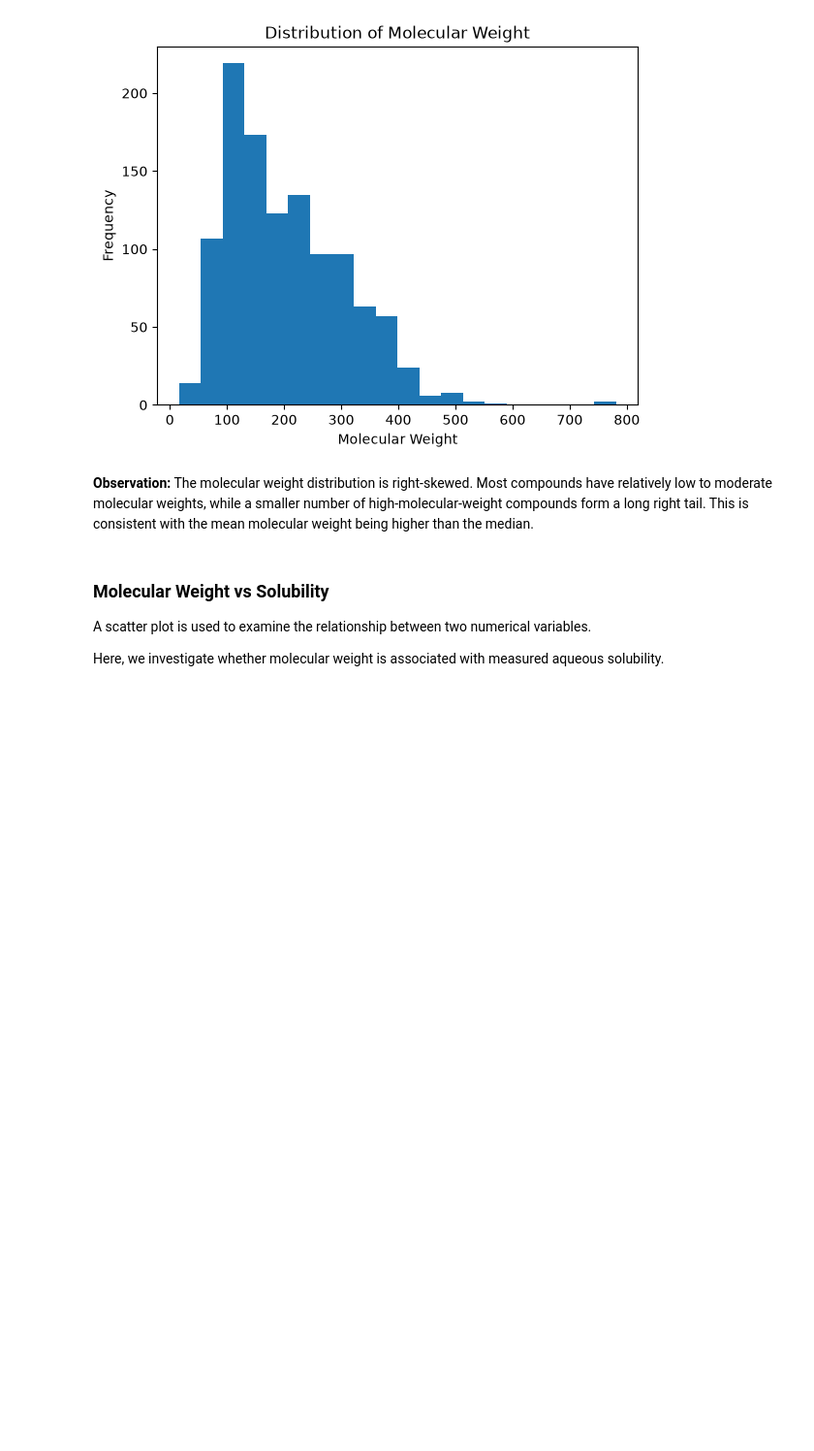
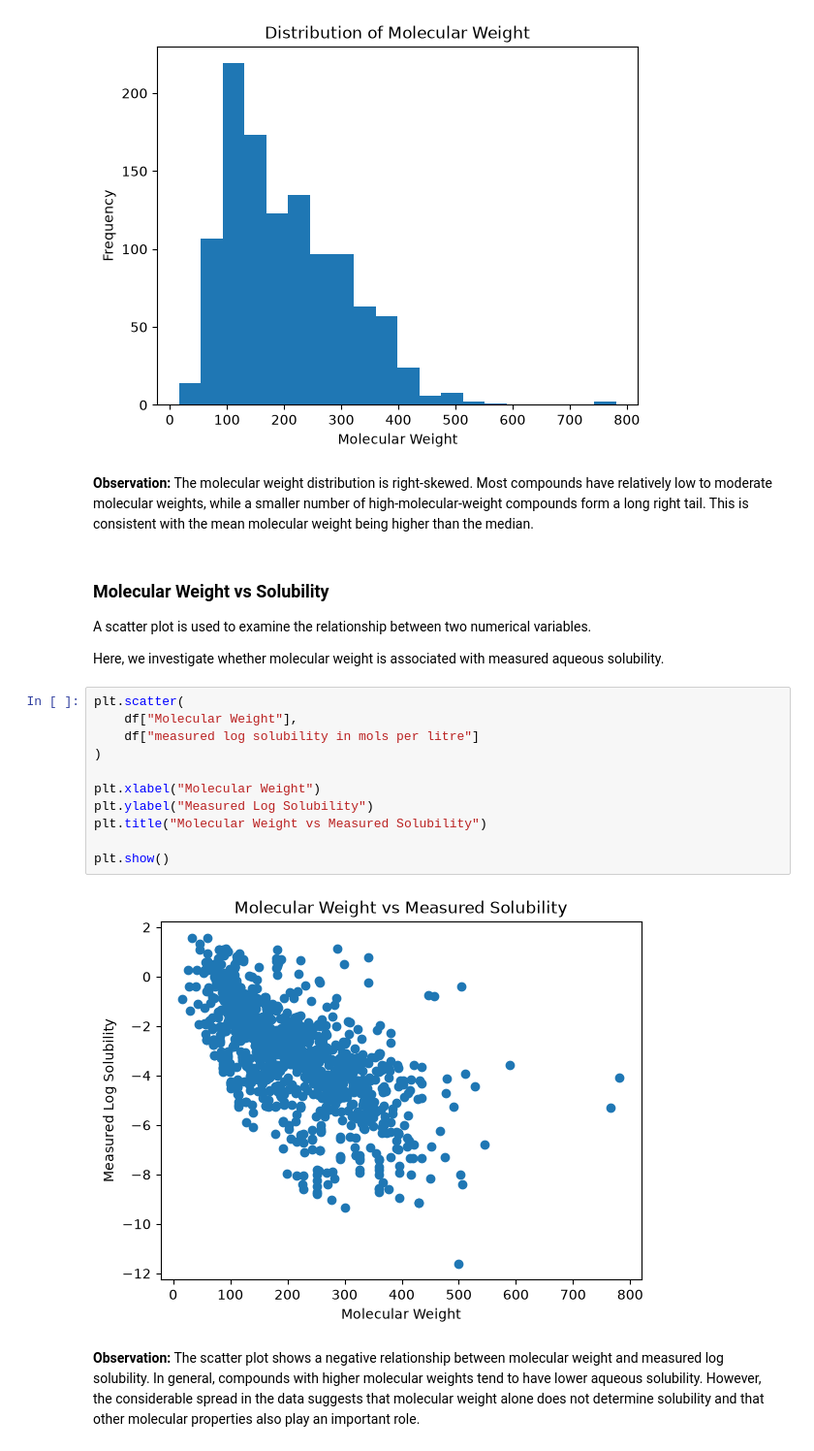
Before and after one commit to bernakayaoglu/Molecular-Solubility-Analysis, a Jupyter notebook: Molecular_Solubility_Analysis.ipynb, the cells around one changed output. Shown at 97% size. Drawn from its saved outputs; the diff is of its cells as text; blank space fills up the shorter version.

Commit message:
Update molecular solubility analysis

```diff
--- a/Molecular_Solubility_Analysis.ipynb
+++ b/Molecular_Solubility_Analysis.ipynb
@@ -217,3 +215,18 @@ plt.show()
 A scatter plot is used to examine the relationship between two numerical variables.
 
 Here, we investigate whether molecular weight is associated with measured aqueous solubility.
+# %%
+plt.scatter(
+    df["Molecular Weight"],
+    df["measured log solubility in mols per litre"]
+)
+
+plt.xlabel("Molecular Weight")
+plt.ylabel("Measured Log Solubility")
+plt.title("Molecular Weight vs Measured Solubility")
+
+plt.show()
+# %% [output]
+[figure, added]
+# %% [markdown]
+**Observation:** The scatter plot shows a negative relationship between molecular weight and measured log solubility. In general, compounds with higher molecular weights tend to have lower aqueous solubility. However, the considerable spread in the data suggests that molecular weight alone does not determine solubility and that other molecular properties also play an important role.
```
Also changed, not shown: parts of 23 cells of this notebook.
